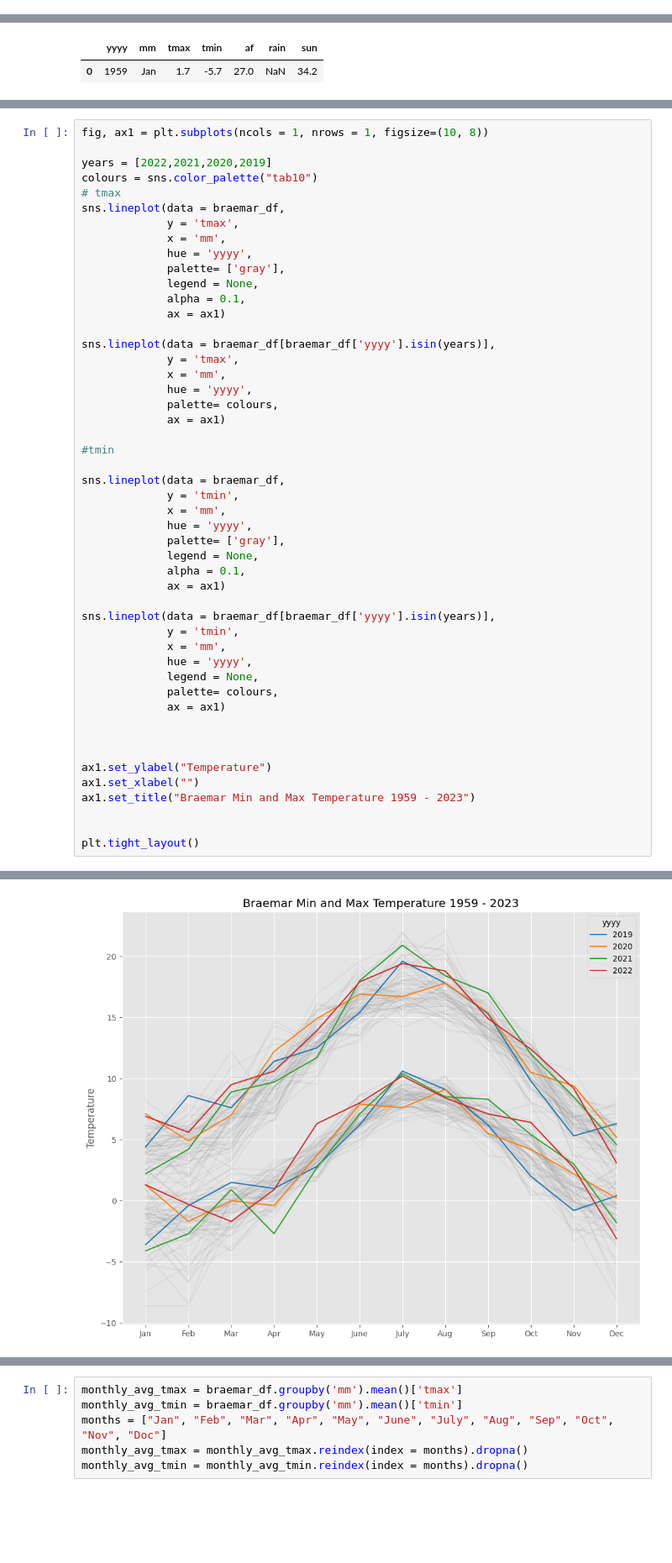
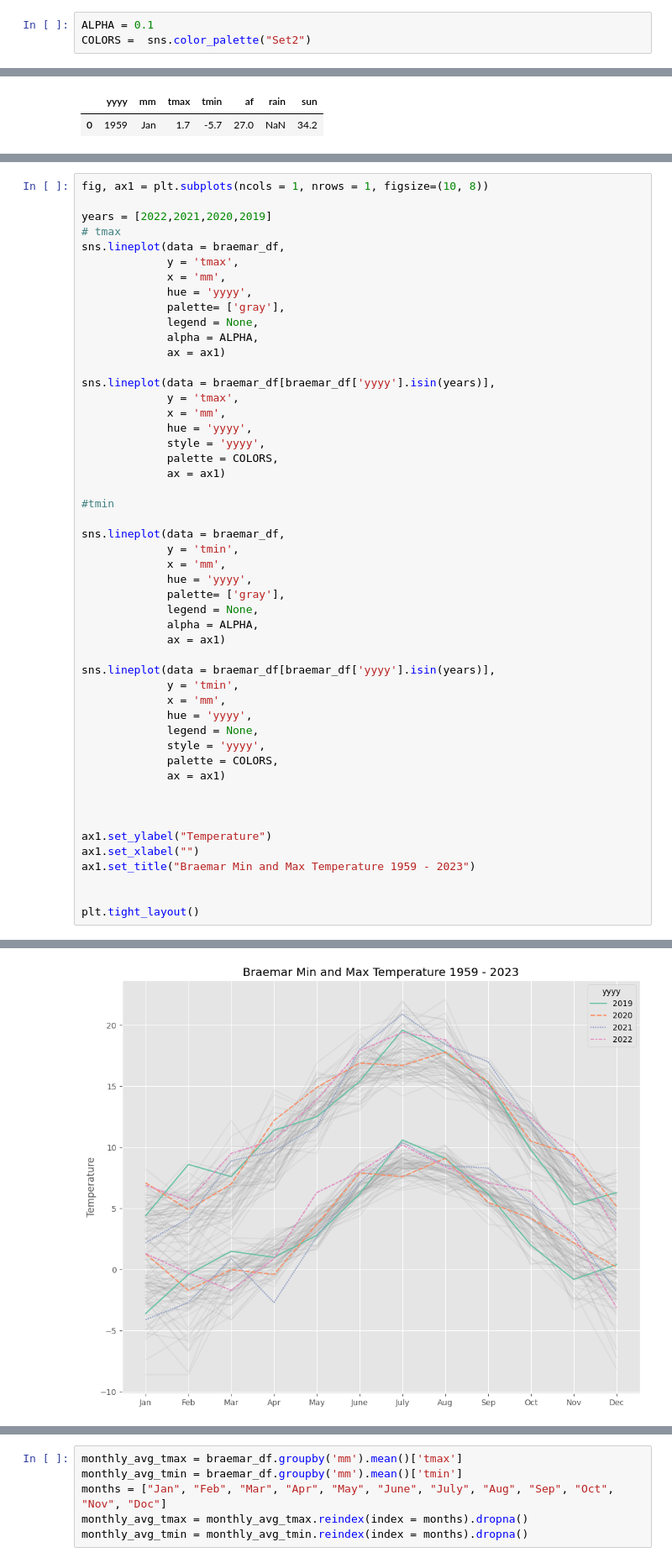
Before and after one commit to jmoro0408/DataVis, a Jupyter notebook: UK Temperature/braemar_temp_plotting.ipynb, the cells around one changed output, grey strips where cells are left out. Shown at 84% size. Saved outputs shown, nothing was run; the diff lists cells and outputs as text; blank space fills up the shorter version.

```diff
--- a/UK Temperature/braemar_temp_plotting.ipynb
+++ b/UK Temperature/braemar_temp_plotting.ipynb
@@ -97,3 +99,6 @@ braemar_df.tail()
+# %%
+ALPHA = 0.1
+COLORS =  sns.color_palette("Set2")
 # %%
 fig, ax = plt.subplots(figsize = (12,10))
 sns.lineplot(data = braemar_df,
@@ -243,7 +253,6 @@ The palette list has fewer values (1) than needed (65) and will cycle, which may
 fig, ax1 = plt.subplots(ncols = 1, nrows = 1, figsize=(10, 8))
 
 years = [2022,2021,2020,2019]
-colours = sns.color_palette("tab10")
 # tmax
 sns.lineplot(data = braemar_df,
              y = 'tmax',
@@ -251,49 +260,51 @@ sns.lineplot(data = braemar_df,
              hue = 'yyyy',
              palette= ['gray'],
              legend = None,
-             alpha = 0.1,
+             alpha = ALPHA,
              ax = ax1)
 
 sns.lineplot(data = braemar_df[braemar_df['yyyy'].isin(years)],
              y = 'tmax',
              x = 'mm',
              hue = 'yyyy',
-             palette= colours,
+             style = 'yyyy',
+             palette = COLORS,
              ax = ax1)
 
 #tmin
 
 sns.lineplot(data = braemar_df,
              y = 'tmin',
              x = 'mm',
              hue = 'yyyy',
              palette= ['gray'],
              legend = None,
-             alpha = 0.1,
+             alpha = ALPHA,
              ax = ax1)
 
 sns.lineplot(data = braemar_df[braemar_df['yyyy'].isin(years)],
              y = 'tmin',
              x = 'mm',
              hue = 'yyyy',
              legend = None,
-             palette= colours,
+             style = 'yyyy',
+             palette = COLORS,
              ax = ax1)
 
 
 
 ax1.set_ylabel("Temperature")
 ax1.set_xlabel("")
 ax1.set_title("Braemar Min and Max Temperature 1959 - 2023")
 
 
 plt.tight_layout()
 # %% [output]
 The palette list has fewer values (1) than needed (65) and will cycle, which may produce an uninterpretable plot.
   sns.lineplot(data = braemar_df,
 The palette list has fewer values (1) than needed (65) and will cycle, which may produce an uninterpretable plot.
   sns.lineplot(data = braemar_df,
-[figure, old version]
+[figure, new version]
 # %%
 fig, ax1 = plt.subplots(ncols = 1, nrows = 1, figsize=(10, 6))
 
```
Also changed, not shown: parts of 14 cells of this notebook, 1 other file.
